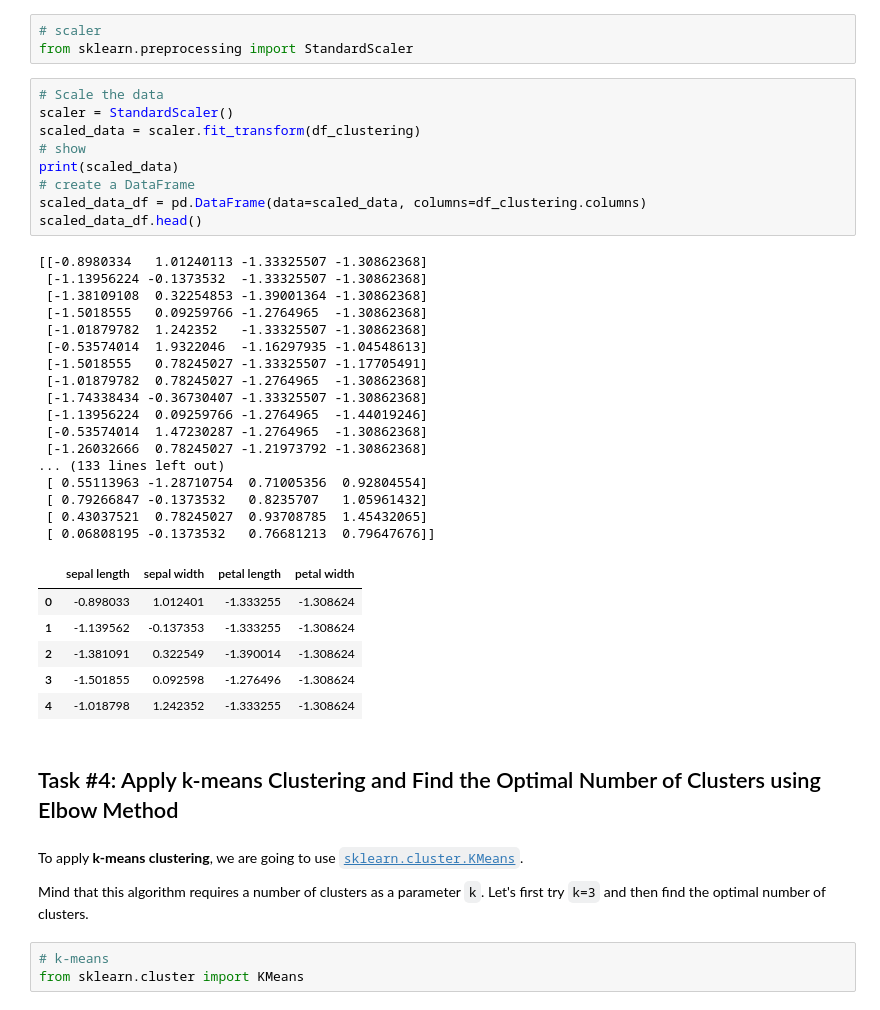
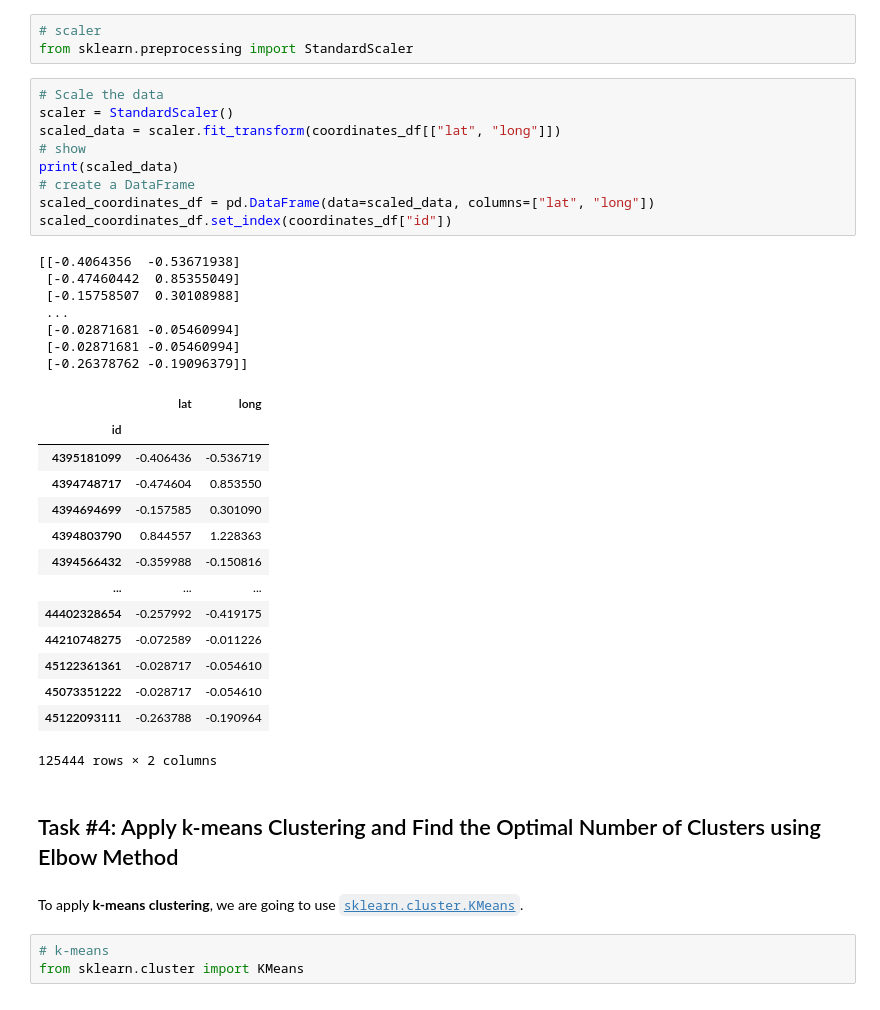
Before and after one commit to armynion/Data-Mining-Lab-INSA-4IF, a Jupyter notebook: Main.ipynb, the cells around one changed output. Saved outputs shown, nothing was run; the diff lists cells and outputs as text.

```diff
--- a/Main.ipynb
+++ b/Main.ipynb
@@ -316,42 +314,38 @@ from sklearn.preprocessing import StandardScaler
 # %%
 # Scale the data
 scaler = StandardScaler()
-scaled_data = scaler.fit_transform(df_clustering)
+scaled_data = scaler.fit_transform(coordinates_df[["lat", "long"]])
 # show
 print(scaled_data)
 # create a DataFrame
-scaled_data_df = pd.DataFrame(data=scaled_data, columns=df_clustering.columns)
-scaled_data_df.head()
+scaled_coordinates_df = pd.DataFrame(data=scaled_data, columns=["lat", "long"])
+scaled_coordinates_df.set_index(coordinates_df["id"])
 # %% [output]
-[[-0.8980334   1.01240113 -1.33325507 -1.30862368]
- [-1.13956224 -0.1373532  -1.33325507 -1.30862368]
- [-1.38109108  0.32254853 -1.39001364 -1.30862368]
- [-1.5018555   0.09259766 -1.2764965  -1.30862368]
- [-1.01879782  1.242352   -1.33325507 -1.30862368]
- [-0.53574014  1.9322046  -1.16297935 -1.04548613]
- [-1.5018555   0.78245027 -1.33325507 -1.17705491]
- [-1.01879782  0.78245027 -1.2764965  -1.30862368]
- [-1.74338434 -0.36730407 -1.33325507 -1.30862368]
- [-1.13956224  0.09259766 -1.2764965  -1.44019246]
- [-0.53574014  1.47230287 -1.2764965  -1.30862368]
- [-1.26032666  0.78245027 -1.21973792 -1.30862368]
-... (133 lines left out)
- [ 0.55113963 -1.28710754  0.71005356  0.92804554]
- [ 0.79266847 -0.1373532   0.8235707   1.05961432]
- [ 0.43037521  0.78245027  0.93708785  1.45432065]
- [ 0.06808195 -0.1373532   0.76681213  0.79647676]]
+[[-0.4064356  -0.53671938]
+ [-0.47460442  0.85355049]
+ [-0.15758507  0.30108988]
+ ...
+ [-0.02871681 -0.05460994]
+ [-0.02871681 -0.05460994]
+ [-0.26378762 -0.19096379]]
-|  | sepal length | sepal width | petal length | petal width |
-| 0 | -0.898033 | 1.012401 | -1.333255 | -1.308624 |
-| 1 | -1.139562 | -0.137353 | -1.333255 | -1.308624 |
-| 2 | -1.381091 | 0.322549 | -1.390014 | -1.308624 |
-| 3 | -1.501855 | 0.092598 | -1.276496 | -1.308624 |
-| 4 | -1.018798 | 1.242352 | -1.333255 | -1.308624 |
+|  | lat | long |
+| id |  |  |
+| 4395181099 | -0.406436 | -0.536719 |
+| 4394748717 | -0.474604 | 0.853550 |
+| 4394694699 | -0.157585 | 0.301090 |
+| 4394803790 | 0.844557 | 1.228363 |
+| 4394566432 | -0.359988 | -0.150816 |
+| ... | ... | ... |
+| 44402328654 | -0.257992 | -0.419175 |
+| 44210748275 | -0.072589 | -0.011226 |
+| 45122361361 | -0.028717 | -0.054610 |
+| 45073351222 | -0.028717 | -0.054610 |
+| 45122093111 | -0.263788 | -0.190964 |
+125444 rows × 2 columns
 # %% [markdown]
 ## Task #4: Apply k-means Clustering and Find the Optimal Number of Clusters using Elbow Method
 # %% [markdown]
 To apply **k-means clustering**, we are going to use [`sklearn.cluster.KMeans`](https://scikit-learn.org/stable/modules/generated/sklearn.cluster.KMeans.html).
-
-Mind that this algorithm requires a number of clusters as a parameter `k`. Let's first try `k=3` and then find the optimal number of clusters.
 # %%
 # k-means
 from sklearn.cluster import KMeans
```
Also changed, not shown: parts of 16 cells of this notebook.
